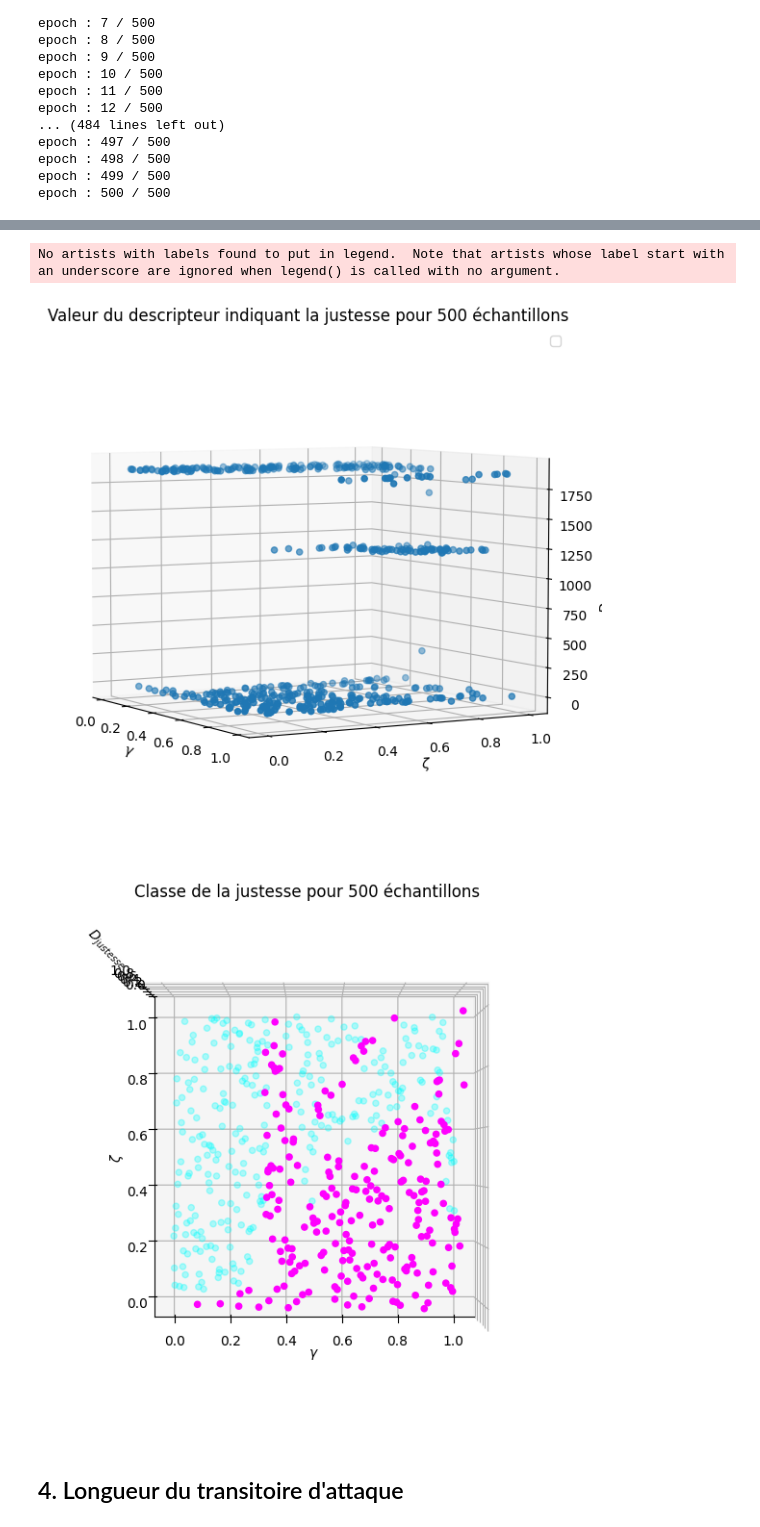
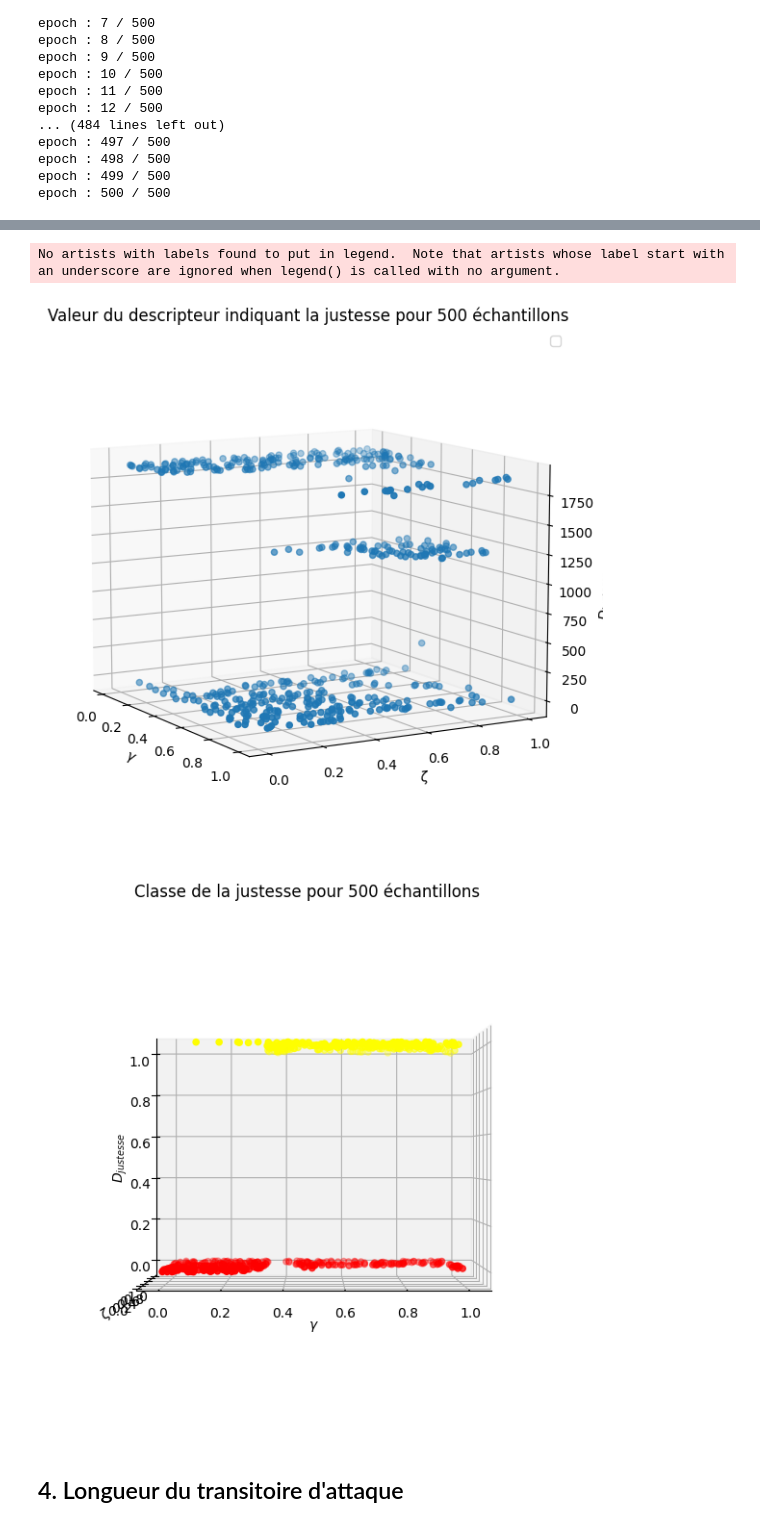
Before and after one commit to BaptisteHi/PAM-Virtual-Instrument, a Jupyter notebook: descripteur_clarinette.ipynb, the cells around one changed output, grey strips where cells are left out. Drawn from its saved outputs; the diff is of its cells as text; code cells hidden in the pictures.

```diff
--- a/descripteurs.ipynb
+++ b/descripteur_clarinette.ipynb
@@ -820,33 +821,33 @@ plt.grid()
 # %%
 eps3 = 5 # cents
 axis = np.linspace(0,1,500)
 yi, xi = np.meshgrid(axis,axis)
 zi = np.full_like(xi, eps3)
 
 fig = plt.figure(figsize = (15,7))
 ax = fig.add_subplot(111, projection='3d')
 ax.scatter(gamma[indexes[:,0]], zeta[indexes[:,1]], np.abs(D_justesse))
 #ax.plot_surface(xi,yi,zi,alpha = 0.4, label = "seuil eps3")
 ax.set_zlabel(r"$D_{justesse}$")
 ax.set_ylabel(r"$\zeta$")
 ax.set_xlabel(r"$\gamma$")
 ax.set_title("Valeur du descripteur indiquant la justesse pour " + str(n_data) + " échantillons")
 ax.legend()
-ax.view_init(elev=5., azim=-30, roll=0)
+ax.view_init(elev=10., azim=-30, roll=0)
 plt.show()
 
 fig = plt.figure(figsize = (15,7))
 ax = fig.add_subplot(111, projection='3d')
-ax.scatter(gamma[indexes[:,0]], zeta[indexes[:,1]], C_justesse, c = C_justesse, cmap="cool")
+ax.scatter(gamma[indexes[:,0]], zeta[indexes[:,1]], C_justesse, c = C_justesse, cmap="autumn")
 ax.set_zlabel(r"$D_{justesse}$")
 ax.set_ylabel(r"$\zeta$")
 ax.set_xlabel(r"$\gamma$")
 ax.set_title("Classe de la justesse pour " + str(n_data) + " échantillons")
-ax.view_init(elev=90., azim=-90, roll=0)
+ax.view_init(elev=0., azim=-90, roll=0)
 # %% [output]
 No artists with labels found to put in legend.  Note that artists whose label start with an underscore are ignored when legend() is called with no argument.
-[figure, old version]
+[figure, new version]
-[figure, old version]
+[figure, new version]
 # %% [markdown]
 ## 4. Longueur du transitoire d'attaque
 # %% [markdown]
```
Also changed, not shown: parts of 1 cell of this notebook.
